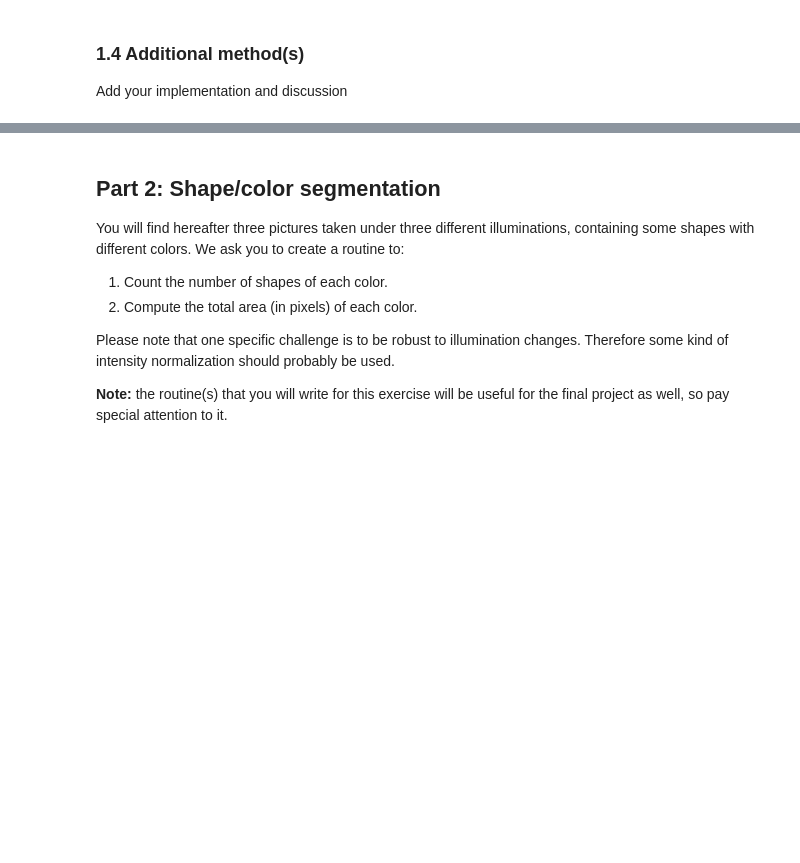
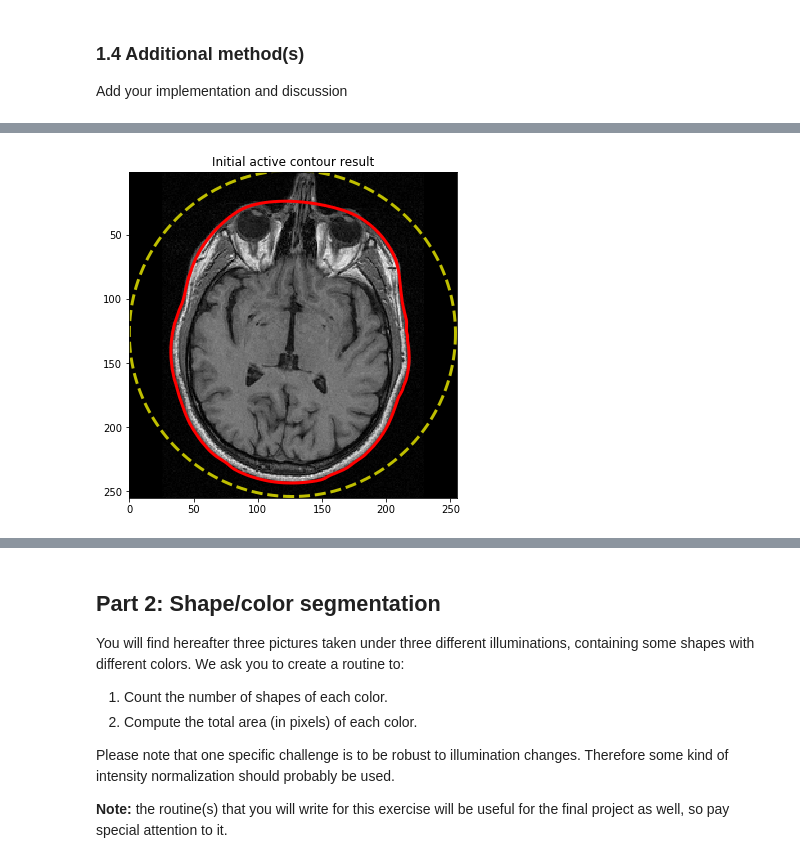
Before and after one commit to dhruti96shah/iapr-2020, a Jupyter notebook: labs/lab_01_segmentation.ipynb, the cells around one changed output, grey strips where cells are left out. Cells and saved outputs as stored; diff of their text form; code cells hidden in the pictures; blank space fills up the shorter version.

```diff
--- a/labs/lab_01_segmentation.ipynb
+++ b/labs/lab_01_segmentation.ipynb
@@ -255,0 +274,37 @@ Add your implementation and discussion
+# %%
+import numpy as np
+import matplotlib.pyplot as plt
+from skimage.color import rgb2gray
+from skimage.filters import gaussian
+from skimage.segmentation import active_contour
+
+# Load image
+data_path = os.path.join(data_base_path, data_folder)
+brain_im = skimage.io.imread(os.path.join(data_path, 'brain-slice40.tiff'))
+img = brain_im
+
+s = np.linspace(0, 2*np.pi, 400)
+r = 127 + 127*np.sin(s)
+c = 127 + 127*np.cos(s)
+init = np.array([r, c]).T
+
+snake = active_contour(gaussian(img, 3),
+                       init, alpha=0.015, beta=10, gamma=0.001, w_line=0, w_edge=1,
+                       coordinates='rc')
+
+fig, ax = plt.subplots(1, 1, figsize=(6, 6))
+ax.imshow(img, cmap=plt.cm.gray)
+ax.plot(init[:, 1], init[:, 0], '--y', lw=3)
+ax.plot(snake[:, 1], snake[:, 0], '-r', lw=3)
+ax.axis([0, img.shape[1]-1, img.shape[0]-1, 1])
+ax.set_title('Initial active contour result')
+
+# Convert the contour into a closed path
+from matplotlib import path
+closed_snake = path.Path(snake)
+# Get the points that lie within the closed path
+idx = np.array([[(j,i) for i in range(img.shape[0])] for j in range(img.shape[1])]).reshape(np.prod(img.shape),2)
+# mask_snake = binary image True inside the snake
+mask_snake = closed_snake.contains_points(idx).reshape(img.shape)
+# %% [output]
+[figure, added]
```
Also changed, not shown: parts of 12 cells of this notebook.
